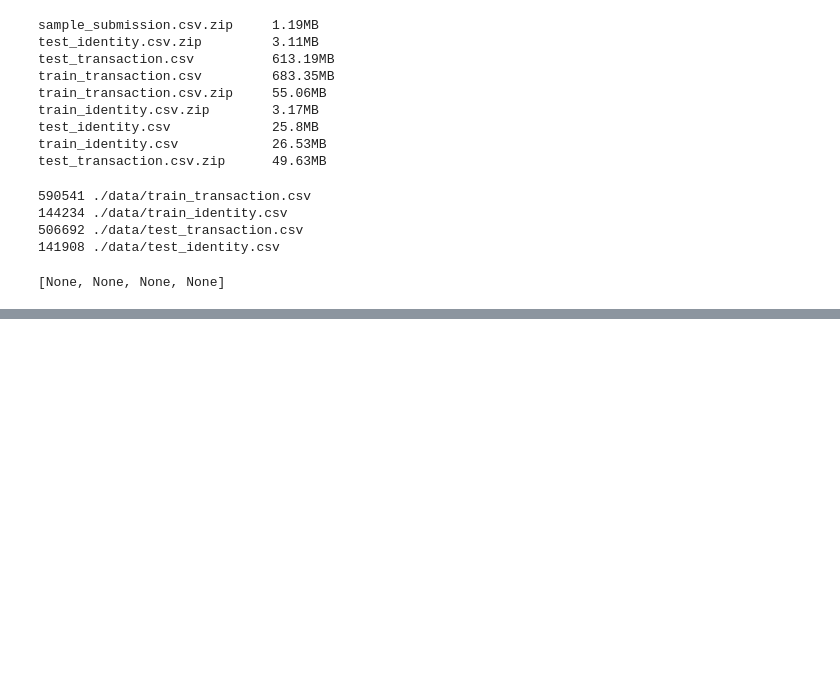
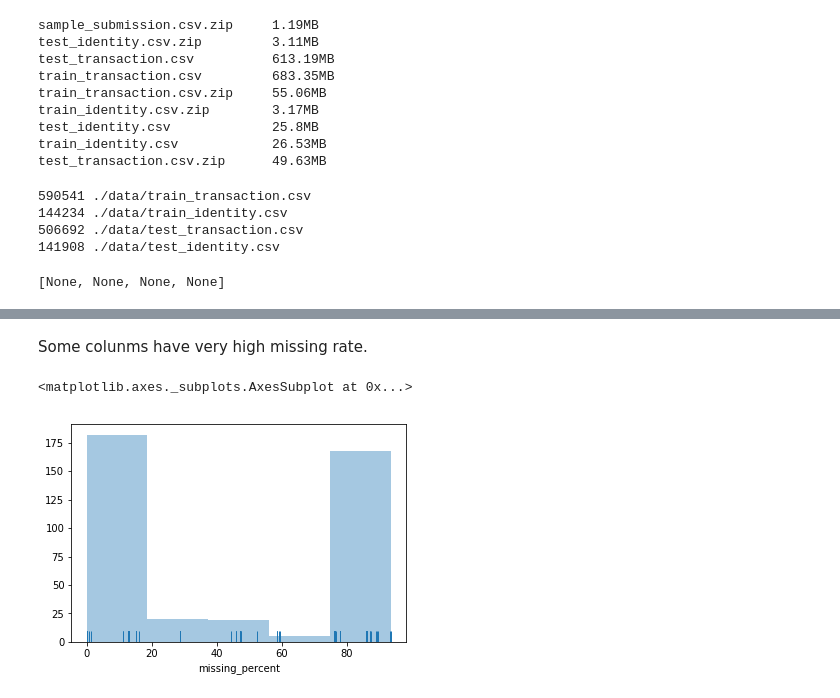
Before and after one commit to haataa/IEEE_CIS_Fraud_Detection, a Jupyter notebook: EDA.ipynb, the cells around one changed output, grey strips where cells are left out. Drawn from its saved outputs; the diff is of its cells as text; code cells hidden in the pictures; blank space fills up the shorter version.

```diff
--- a/EDA.ipynb
+++ b/EDA.ipynb
@@ -73,0 +151,19 @@ OSError: Initializing from file failed
+# %%
+def check_missing(df,cols=None,axis=0):
+    """check data frame column missing situation
+    Args
+    df: data frame.
+    cols: list. List of column names
+    axis: int. 0 means column and 1 means row
+
+    Returns
+    missing_info: data frame.
+    """
+    if cols != None:
+        df = df[cols]
+    missing_num = df.isnull().sum(axis).to_frame().rename(columns={0:'missing_num'})
+    missing_num['missing_percent'] = df.isnull().mean(axis)*100
+    return missing_num.sort_values(by='missing_percent',ascending = False)
+# %%
+df_colmissing = check_missing(df_train_transac,cols=None,axis=0)
+df_colmissing.head()
@@ -73,0 +177,7 @@ OSError: Initializing from file failed
+# %% [markdown]
+Some colunms have very high missing rate.
+# %%
+sns.distplot(df_colmissing.missing_percent, kde=False, rug=True)
+# %% [output]
+<matplotlib.axes._subplots.AxesSubplot at 0x...>
+[figure, added]
```
Also changed, not shown: parts of 39 cells of this notebook.
